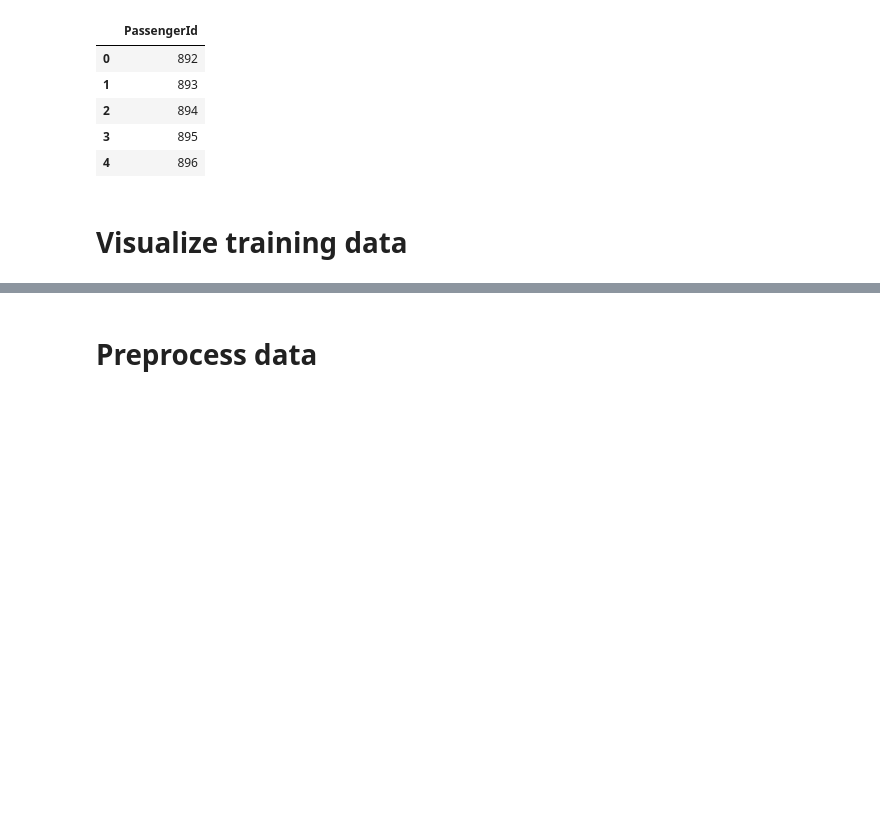
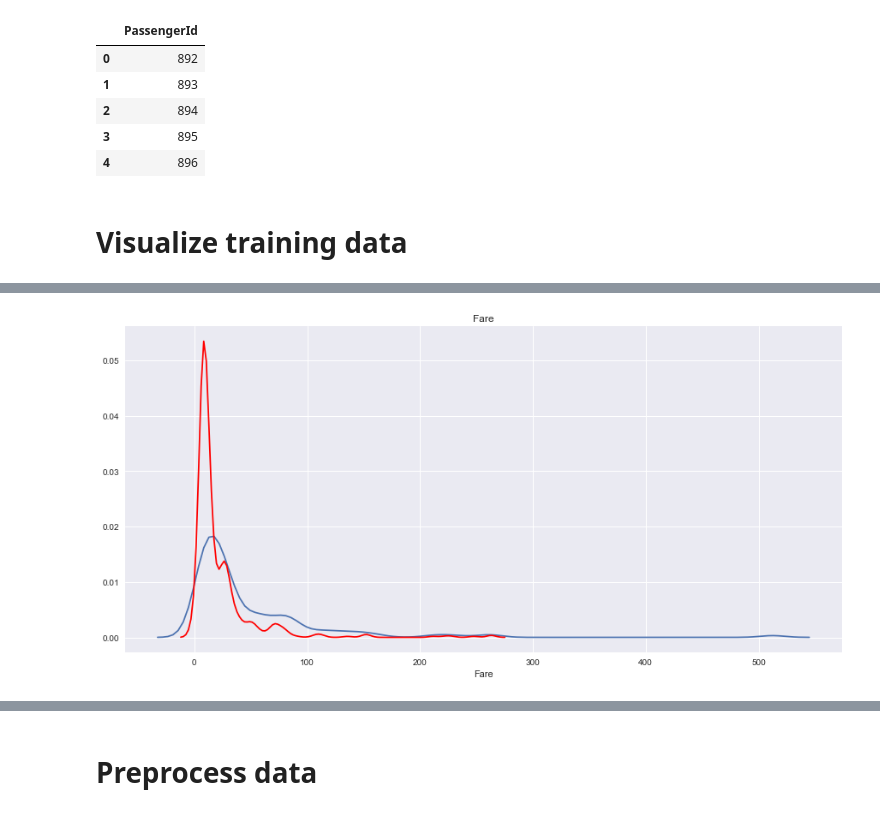
Before and after one commit to thomasbriner/kaggle_titanic, a Jupyter notebook: notebooks/Titanic-02.ipynb, the cells around one changed output, grey strips where cells are left out. Cells and saved outputs as stored; diff of their text form; code cells hidden in the pictures; blank space fills up the shorter version.

```diff
--- a/notebooks/Titanic-02.ipynb
+++ b/notebooks/Titanic-02.ipynb
@@ -136,0 +150,4 @@ plt.show()
+# %%
+plot_distribution(train, 'Fare', 'Survived')
+# %% [output]
+[figure, added]
```
Also changed, not shown: parts of 20 cells of this notebook.
